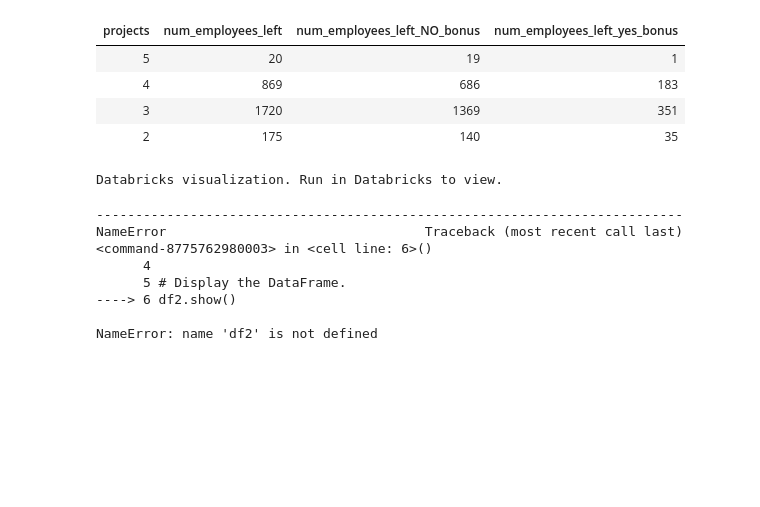
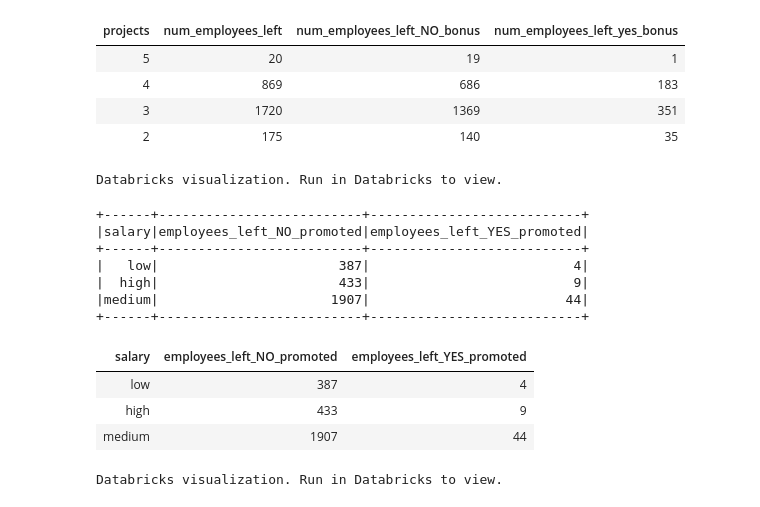
Before and after one commit to juliodelacruzz/project_4, a Jupyter notebook: SQL/Project_4.ipynb, the cells around one changed output. Drawn from its saved outputs; the diff is of its cells as text; code cells hidden in the pictures; blank space fills up the shorter version.

```diff
--- a/SQL/Project_4.ipynb
+++ b/SQL/Project_4.ipynb
@@ -258,20 +258,25 @@ Databricks visualization. Run in Databricks to view.
 # %%
 # Load the vehicles.csv file into a DataFrame.
 file_location = '/FileStore/tables/employee_left.csv'
-df = spark.read.csv(file_location, inferSchema=True, header=True)
+df2 = spark.read.csv(file_location, inferSchema=True, header=True)
 
 # Display the DataFrame.
 df2.show()
 # %% [output]
----------------------------------------------------------------------------
-NameError                                 Traceback (most recent call last)
-<command-8775762980003> in <cell line: 6>()
-      4
-      5 # Display the DataFrame.
-----> 6 df2.show()
-
-NameError: name 'df2' is not defined
++------+--------------------------+---------------------------+
+|salary|employees_left_NO_promoted|employees_left_YES_promoted|
++------+--------------------------+---------------------------+
+|   low|                       387|                          4|
+|  high|                       433|                          9|
+|medium|                      1907|                         44|
++------+--------------------------+---------------------------+
 # %%
 # Display the DataFrame and create a bar chart.
 
-display(df)
+display(df2)
+# %% [output]
+| salary | employees_left_NO_promoted | employees_left_YES_promoted |
+| low | 387 | 4 |
+| high | 433 | 9 |
+| medium | 1907 | 44 |
+Databricks visualization. Run in Databricks to view.
```
Also changed, not shown: 2 other files.
